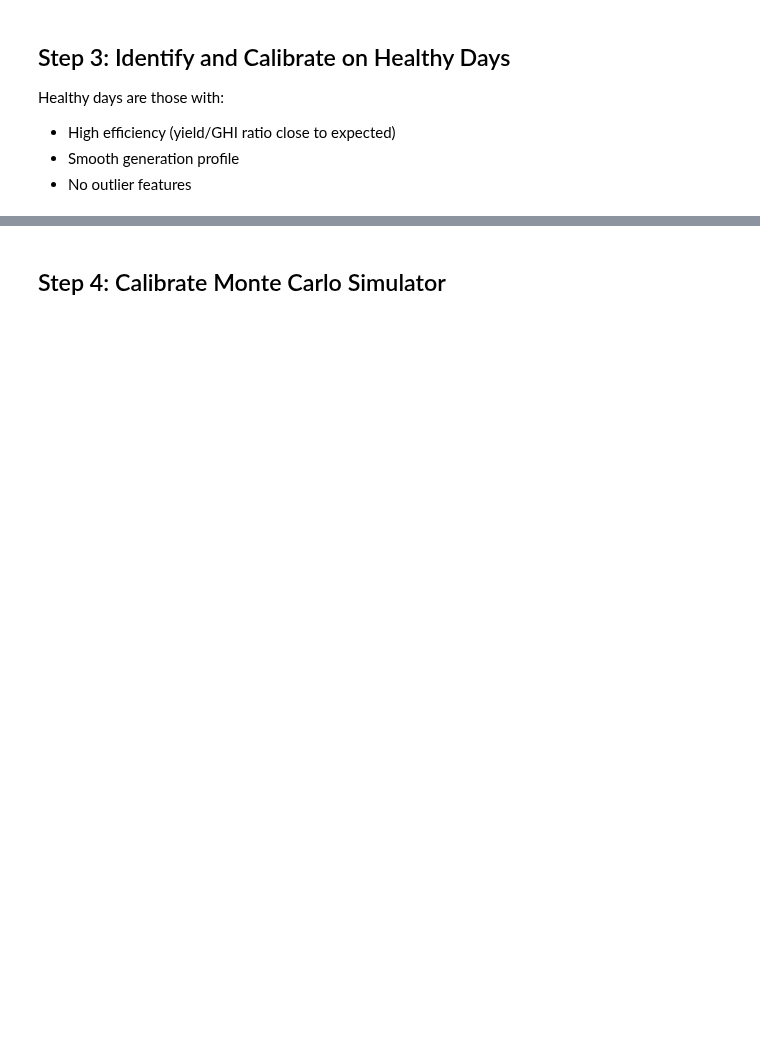
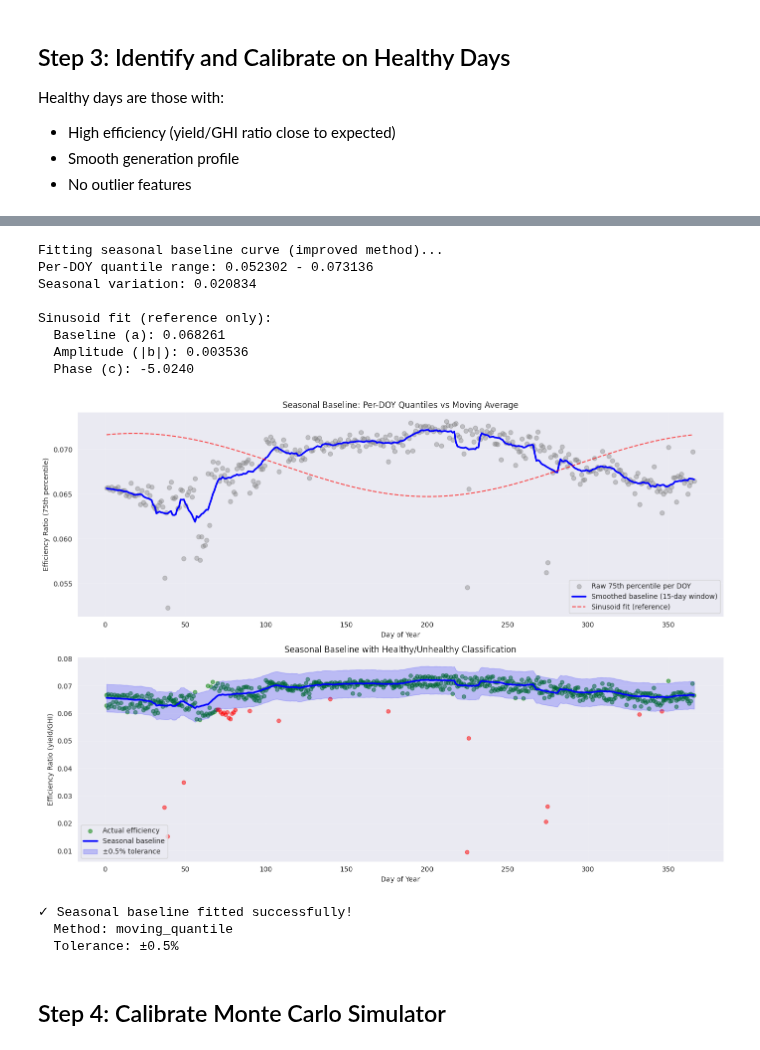
Before and after one commit to rhin0jm23-tech/O-M-Monte-Carlo, a Jupyter notebook: notebooks/01_phase1_physics_baseline.ipynb, the cells around one changed output, grey strips where cells are left out. Saved outputs shown, nothing was run; the diff lists cells and outputs as text; code cells hidden in the pictures; blank space fills up the shorter version.

```diff
--- a/notebooks/01_phase1_physics_baseline.ipynb
+++ b/notebooks/01_phase1_physics_baseline.ipynb
@@ -162,3 +172,74 @@ plt.show()
+# %%
+# Fit seasonal baseline using improved per-DOY quantile method
+print("Fitting seasonal baseline curve (improved method)...")
+seasonal_results = loader.fit_seasonal_baseline(df_daily, percentile=0.75, smooth_window=15)
+
+seasonal_baseline = seasonal_results['seasonal_baseline']
+doy_quantiles = seasonal_results['doy_quantiles']
+doy_quantiles_smooth = seasonal_results['doy_quantiles_smooth']
+eff_ratio = seasonal_results['efficiency_by_doy']
+popt = seasonal_results.get('popt')
+
+# Visualize: Compare raw DOY quantiles vs smoothed baseline
+fig, axes = plt.subplots(2, 1, figsize=(14, 10))
+
+# Plot 1: Per-DOY quantiles with smoothing
+doy_vals = doy_quantiles.index.values
+axes[0].scatter(doy_vals, doy_quantiles.values, alpha=0.4, s=40, label='Raw 75th percentile per DOY', color='gray')
+axes[0].plot(doy_vals, doy_quantiles_smooth.values, 'b-', linewidth=2.5, label='Smoothed baseline (15-day window)')
+
+if popt is not None:
+    doy_smooth = np.linspace(1, 365, 365)
+    def seasonal_curve(x, a, b, c):
+        return a + b * np.sin((2 * np.pi / 365) * x + c)
+    sinusoid = seasonal_curve(doy_smooth, *popt)
+    axes[0].plot(doy_smooth, sinusoid, 'r--', linewidth=1.5, alpha=0.7, label='Sinusoid fit (reference)')
+
+axes[0].set_xlabel('Day of Year')
+axes[0].set_ylabel('Efficiency Ratio (75th percentile)')
+axes[0].set_title('Seasonal Baseline: Per-DOY Quantiles vs Moving Average')
+axes[0].legend(loc='best')
+axes[0].grid(True, alpha=0.3)
+
+# Plot 2: All days with baseline and healthy/unhealthy classification
+doy_all = df_daily.index.dayofyear.values
+colors = ['green' if h else 'red' for h in seasonal_results['healthy_mask']]
+
+axes[1].scatter(doy_all, eff_ratio, c=colors, alpha=0.5, s=30, label='Actual efficiency')
+axes[1].plot(doy_vals, doy_quantiles_smooth.values, 'b-', linewidth=2.5, label='Seasonal baseline')
+
+# Show tolerance band
+tolerance = seasonal_results['tolerance']
+axes[1].fill_between(doy_vals,
+                     doy_quantiles_smooth.values - tolerance,
+                     doy_quantiles_smooth.values + tolerance,
+                     alpha=0.2, color='blue', label=f'±{tolerance:.1%} tolerance')
+
+axes[1].set_xlabel('Day of Year')
+axes[1].set_ylabel('Efficiency Ratio (yield/GHI)')
+axes[1].set_title('Seasonal Baseline with Healthy/Unhealthy Classification')
+axes[1].legend(loc='best')
+axes[1].grid(True, alpha=0.3)
+
+plt.tight_layout()
+plt.show()
+
+print(f"\n✓ Seasonal baseline fitted successfully!")
+print(f"  Method: {seasonal_results['method']}")
+print(f"  Tolerance: ±{seasonal_results['tolerance']:.1%}")
+# %% [output]
+Fitting seasonal baseline curve (improved method)...
+Per-DOY quantile range: 0.052302 - 0.073136
+Seasonal variation: 0.020834
+
+Sinusoid fit (reference only):
+  Baseline (a): 0.068261
+  Amplitude (|b|): 0.003536
+  Phase (c): -5.0240
+[figure, added]
+✓ Seasonal baseline fitted successfully!
+  Method: moving_quantile
+  Tolerance: ±0.5%
 # %% [markdown]
 ## Step 4: Calibrate Monte Carlo Simulator
 # %%
```
Also changed, not shown: parts of 11 cells of this notebook, 47 other files.
